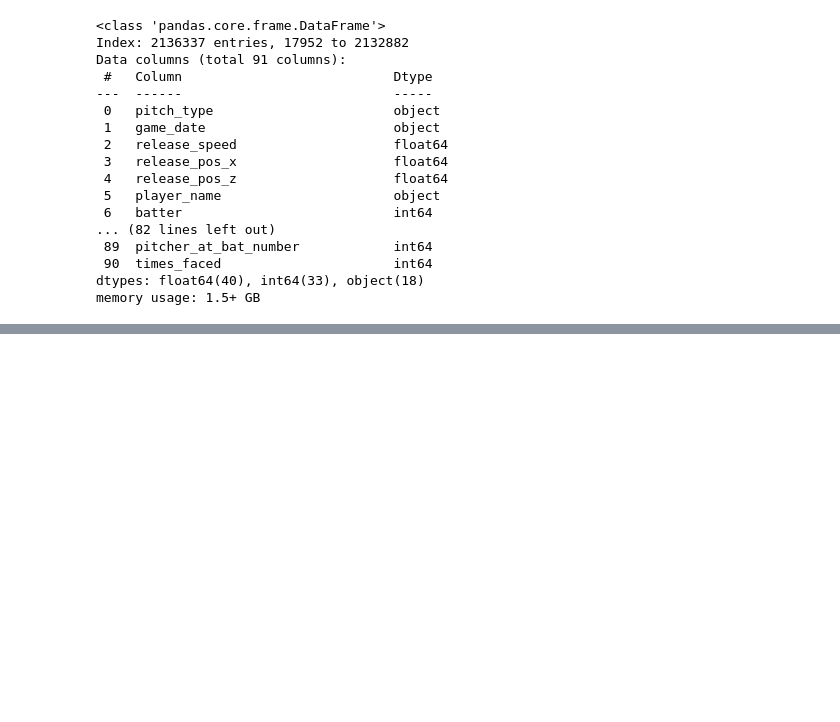
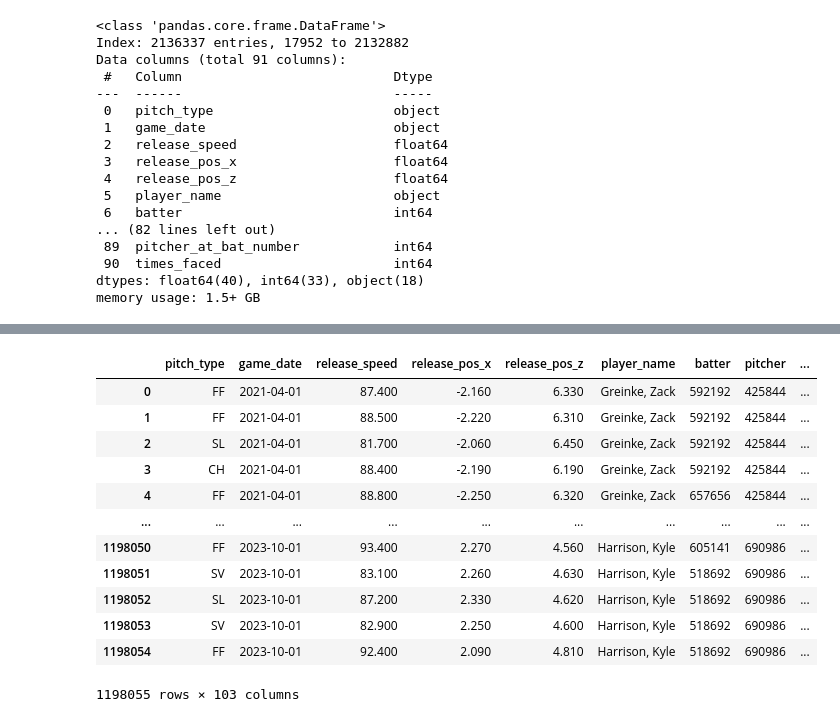
Before and after one commit to EddietheProgrammer/Reds-Hackathon, a Jupyter notebook: code.ipynb, the cells around one changed output, grey strips where cells are left out. Saved outputs shown, nothing was run; the diff lists cells and outputs as text; code cells hidden in the pictures; blank space fills up the shorter version.

```diff
--- a/code.ipynb
+++ b/code.ipynb
@@ -618,5 +618,3 @@ data = pd.merge(data, wra, how='left', on=['balls', 'strikes', 'is_ball', 'is_st
 data['rv'] = data['re24']
 
 data['rv'] = [y if x == 0 else x for (x,y) in zip(data['rv'], data['wraa_change'])]
-# %%
-data['rv/100'] = data['rv'] / 100
@@ -643,0 +621,2 @@ data[data['game_year'] == 2023].groupby(['player_name', 'game_year', 'pitch_name
+# %%
+data['rv/100'] = data['rv'] / data.groupby(['player_name', 'pitch_name', 'game_year'])['pitch_number_appearance'].transform('sum') * 100
@@ -643,0 +666,17 @@ data[data['game_year'] == 2023].groupby(['player_name', 'game_year', 'pitch_name
+# %%
+sp = data[(data['pitcher'].isin(players_wanted)) & (data['role_key'] == 'SP')].reset_index(drop=True)
+sp
+# %% [output]
+|  | pitch_type | game_date | release_speed | release_pos_x | release_pos_z | player_name | batter | pitcher | ... |
+| 0 | FF | 2021-04-01 | 87.400 | -2.160 | 6.330 | Greinke, Zack | 592192 | 425844 | ... |
+| 1 | FF | 2021-04-01 | 88.500 | -2.220 | 6.310 | Greinke, Zack | 592192 | 425844 | ... |
+| 2 | SL | 2021-04-01 | 81.700 | -2.060 | 6.450 | Greinke, Zack | 592192 | 425844 | ... |
+| 3 | CH | 2021-04-01 | 88.400 | -2.190 | 6.190 | Greinke, Zack | 592192 | 425844 | ... |
+| 4 | FF | 2021-04-01 | 88.800 | -2.250 | 6.320 | Greinke, Zack | 657656 | 425844 | ... |
+| ... | ... | ... | ... | ... | ... | ... | ... | ... | ... |
+| 1198050 | FF | 2023-10-01 | 93.400 | 2.270 | 4.560 | Harrison, Kyle | 605141 | 690986 | ... |
+| 1198051 | SV | 2023-10-01 | 83.100 | 2.260 | 4.630 | Harrison, Kyle | 518692 | 690986 | ... |
+| 1198052 | SL | 2023-10-01 | 87.200 | 2.330 | 4.620 | Harrison, Kyle | 518692 | 690986 | ... |
+| 1198053 | SV | 2023-10-01 | 82.900 | 2.250 | 4.600 | Harrison, Kyle | 518692 | 690986 | ... |
+| 1198054 | FF | 2023-10-01 | 92.400 | 2.090 | 4.810 | Harrison, Kyle | 518692 | 690986 | ... |
+1198055 rows × 103 columns
```
Also changed, not shown: parts of 7 cells of this notebook.
